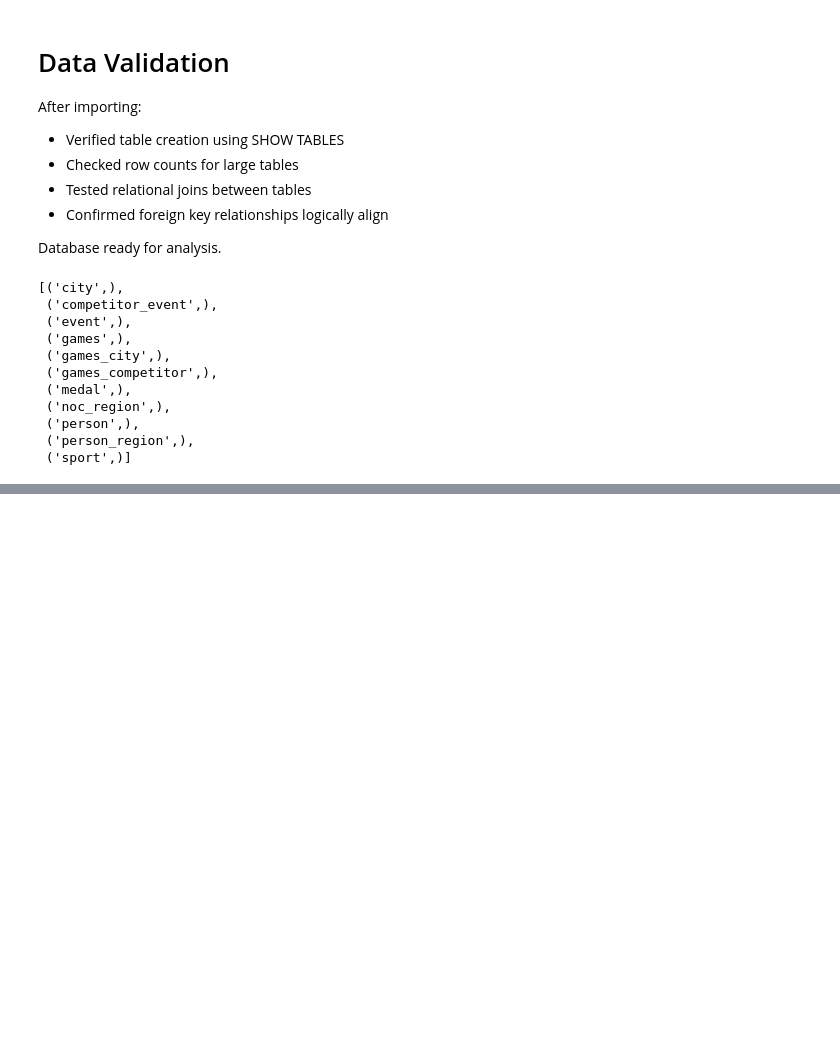
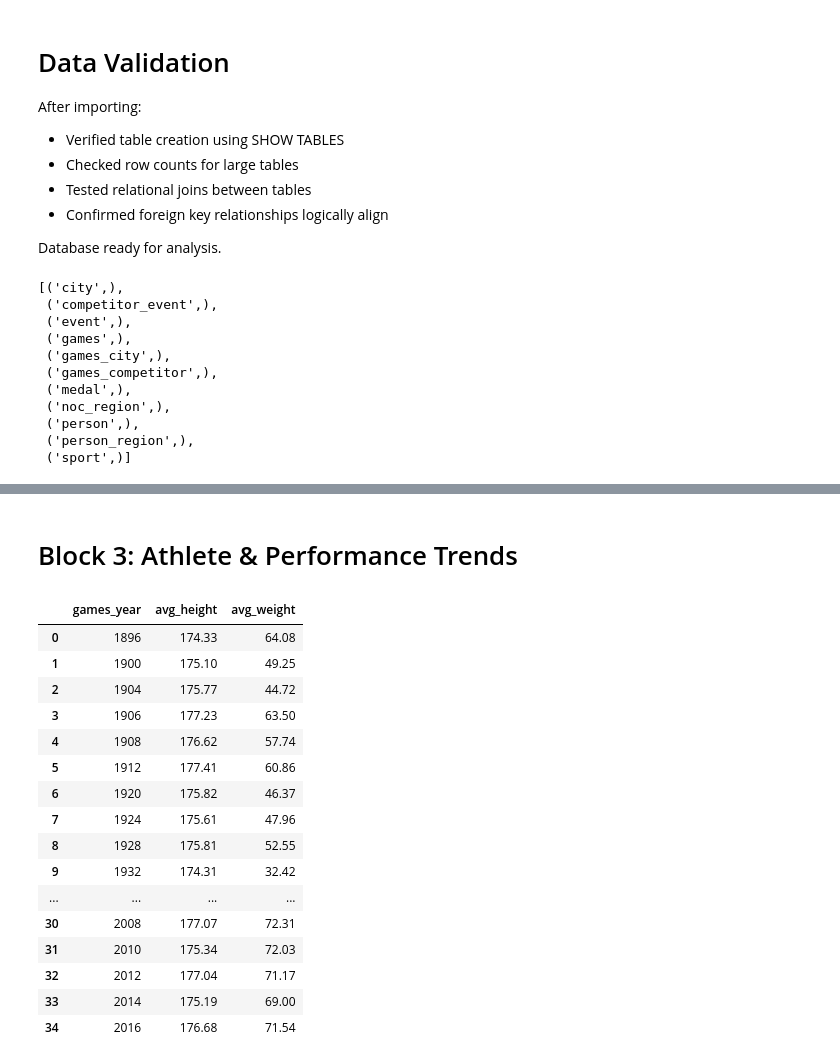
Before and after one commit to Hanish-DotCom/sports-analysis, a Jupyter notebook: notebooks/sports_analysis.ipynb, the cells around one changed output, grey strips where cells are left out. Drawn from its saved outputs; the diff is of its cells as text; code cells hidden in the pictures; blank space fills up the shorter version.

```diff
--- a/notebooks/sports_analysis.ipynb
+++ b/notebooks/sports_analysis.ipynb
@@ -98,0 +402,35 @@ connection.execute("SHOW TABLES").fetchall()
+# %% [markdown]
+# Block 3: Athlete & Performance Trends
+# %%
+# Question 10: Height and Weight Trends Over Time
+
+connection.execute("""
+SELECT
+    g.games_year,
+    ROUND(AVG(p.height), 2) AS avg_height,
+    ROUND(AVG(p.weight), 2) AS avg_weight
+FROM games_competitor gc
+JOIN person p ON gc.person_id = p.id
+JOIN games g ON gc.games_id = g.id
+WHERE p.height IS NOT NULL AND p.weight IS NOT NULL
+GROUP BY g.games_year
+ORDER BY g.games_year;
+""").df()
+# %% [output]
+|  | games_year | avg_height | avg_weight |
+| 0 | 1896 | 174.33 | 64.08 |
+| 1 | 1900 | 175.10 | 49.25 |
+| 2 | 1904 | 175.77 | 44.72 |
+| 3 | 1906 | 177.23 | 63.50 |
+| 4 | 1908 | 176.62 | 57.74 |
+| 5 | 1912 | 177.41 | 60.86 |
+| 6 | 1920 | 175.82 | 46.37 |
+| 7 | 1924 | 175.61 | 47.96 |
+| 8 | 1928 | 175.81 | 52.55 |
+| 9 | 1932 | 174.31 | 32.42 |
+| ... | ... | ... | ... |
+| 30 | 2008 | 177.07 | 72.31 |
+| 31 | 2010 | 175.34 | 72.03 |
+| 32 | 2012 | 177.04 | 71.17 |
+| 33 | 2014 | 175.19 | 69.00 |
+| 34 | 2016 | 176.68 | 71.54 |
```
Also changed, not shown: parts of 15 cells of this notebook.
